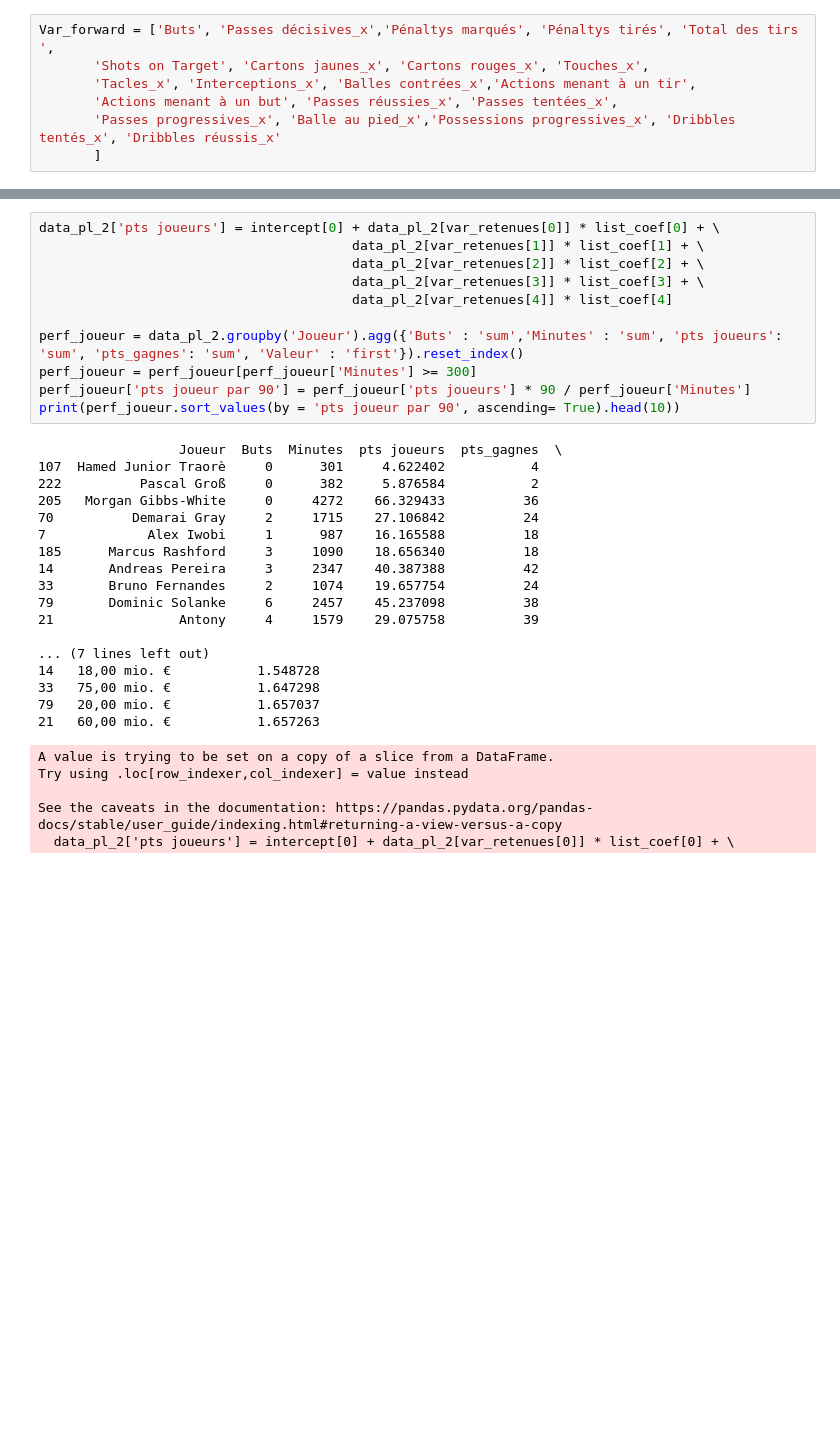
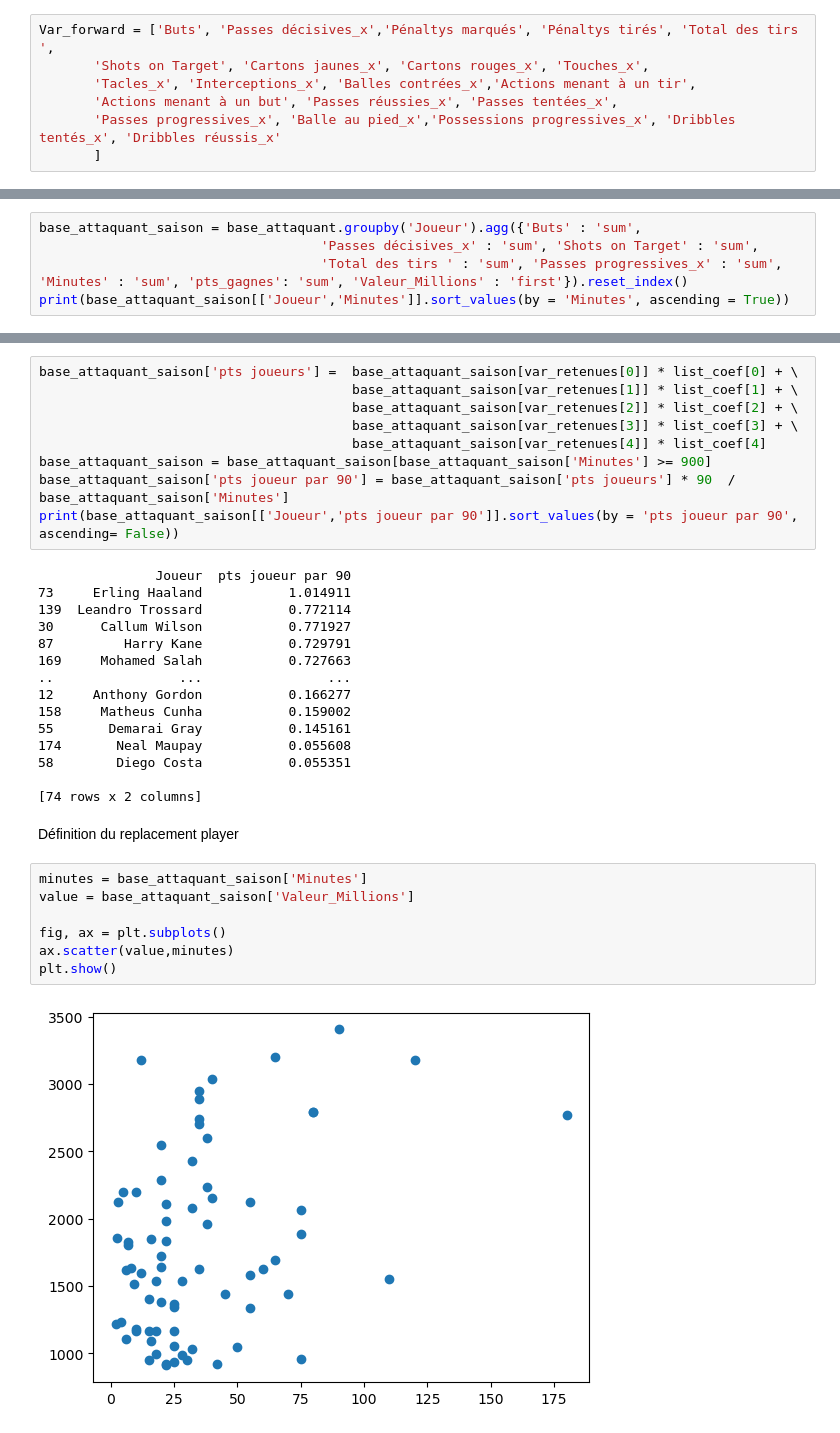
Before and after one commit to lecoqm/evaluation_football, a Jupyter notebook: main.ipynb, the cells around one changed output, grey strips where cells are left out. Drawn from its saved outputs; the diff is of its cells as text; blank space fills up the shorter version.

```diff
--- a/main.ipynb
+++ b/main.ipynb
@@ -385,0 +404,5 @@ list_coef = list(coef)
+# %%
+base_attaquant_saison = base_attaquant.groupby('Joueur').agg({'Buts' : 'sum',
+                                    'Passes décisives_x' : 'sum', 'Shots on Target' : 'sum',
+                                    'Total des tirs ' : 'sum', 'Passes progressives_x' : 'sum', 'Minutes' : 'sum', 'pts_gagnes': 'sum', 'Valeur_Millions' : 'first'}).reset_index()
+print(base_attaquant_saison[['Joueur','Minutes']].sort_values(by = 'Minutes', ascending = True))
@@ -386,34 +424,35 @@ list_coef = list(coef)
 # %%
-data_pl_2['pts joueurs'] = intercept[0] + data_pl_2[var_retenues[0]] * list_coef[0] + \
-                                        data_pl_2[var_retenues[1]] * list_coef[1] + \
-                                        data_pl_2[var_retenues[2]] * list_coef[2] + \
-                                        data_pl_2[var_retenues[3]] * list_coef[3] + \
-                                        data_pl_2[var_retenues[4]] * list_coef[4]
-
-perf_joueur = data_pl_2.groupby('Joueur').agg({'Buts' : 'sum','Minutes' : 'sum', 'pts joueurs': 'sum', 'pts_gagnes': 'sum', 'Valeur' : 'first'}).reset_index()
-perf_joueur = perf_joueur[perf_joueur['Minutes'] >= 300]
-perf_joueur['pts joueur par 90'] = perf_joueur['pts joueurs'] * 90 / perf_joueur['Minutes']
-print(perf_joueur.sort_values(by = 'pts joueur par 90', ascending= True).head(10))
+base_attaquant_saison['pts joueurs'] =  base_attaquant_saison[var_retenues[0]] * list_coef[0] + \
+                                        base_attaquant_saison[var_retenues[1]] * list_coef[1] + \
+                                        base_attaquant_saison[var_retenues[2]] * list_coef[2] + \
+                                        base_attaquant_saison[var_retenues[3]] * list_coef[3] + \
+                                        base_attaquant_saison[var_retenues[4]] * list_coef[4]
+base_attaquant_saison = base_attaquant_saison[base_attaquant_saison['Minutes'] >= 900]
+base_attaquant_saison['pts joueur par 90'] = base_attaquant_saison['pts joueurs'] * 90  / base_attaquant_saison['Minutes']
+print(base_attaquant_saison[['Joueur','pts joueur par 90']].sort_values(by = 'pts joueur par 90', ascending= False))
 # %% [output]
-                  Joueur  Buts  Minutes  pts joueurs  pts_gagnes  \
-107  Hamed Junior Traorè     0      301     4.622402           4
-222          Pascal Groß     0      382     5.876584           2
-205   Morgan Gibbs-White     0     4272    66.329433          36
-70          Demarai Gray     2     1715    27.106842          24
-7             Alex Iwobi     1      987    16.165588          18
-185      Marcus Rashford     3     1090    18.656340          18
-14       Andreas Pereira     3     2347    40.387388          42
-33       Bruno Fernandes     2     1074    19.657754          24
-79       Dominic Solanke     6     2457    45.237098          38
-21                Antony     4     1579    29.075758          39
+               Joueur  pts joueur par 90
+73     Erling Haaland           1.014911
+139  Leandro Trossard           0.772114
+30      Callum Wilson           0.771927
+87         Harry Kane           0.729791
+169     Mohamed Salah           0.727663
+..                ...                ...
+12     Anthony Gordon           0.166277
+158     Matheus Cunha           0.159002
+55       Demarai Gray           0.145161
+174       Neal Maupay           0.055608
+58        Diego Costa           0.055351
 
-... (7 lines left out)
-14   18,00 mio. €           1.548728
-33   75,00 mio. €           1.647298
-79   20,00 mio. €           1.657037
-21   60,00 mio. €           1.657263
+[74 rows x 2 columns]
-A value is trying to be set on a copy of a slice from a DataFrame.
-Try using .loc[row_indexer,col_indexer] = value instead
-
-See the caveats in the documentation: https://pandas.pydata.org/pandas-docs/stable/user_guide/indexing.html#returning-a-view-versus-a-copy
-  data_pl_2['pts joueurs'] = intercept[0] + data_pl_2[var_retenues[0]] * list_coef[0] + \
+# %% [markdown]
+Définition du replacement player
+# %%
+minutes = base_attaquant_saison['Minutes']
+value = base_attaquant_saison['Valeur_Millions']
+
+fig, ax = plt.subplots()
+ax.scatter(value,minutes)
+plt.show()
+# %% [output]
+[figure, added]
```
Also changed, not shown: parts of 30 cells of this notebook.
